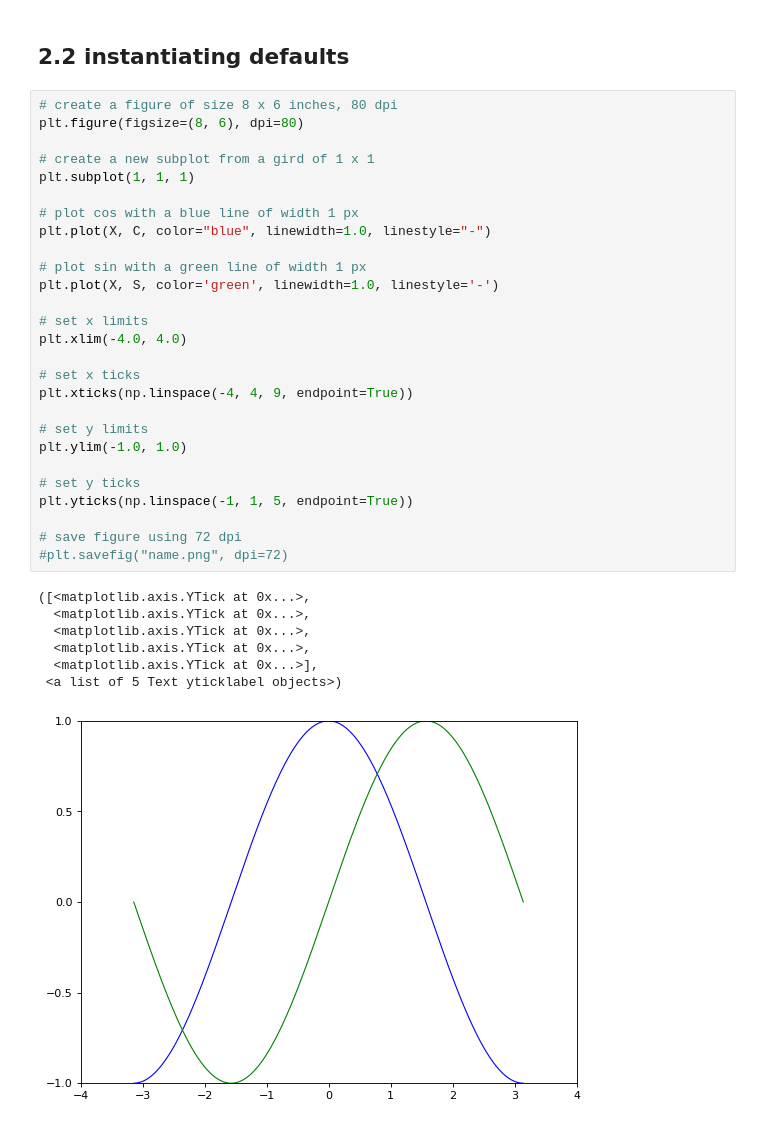
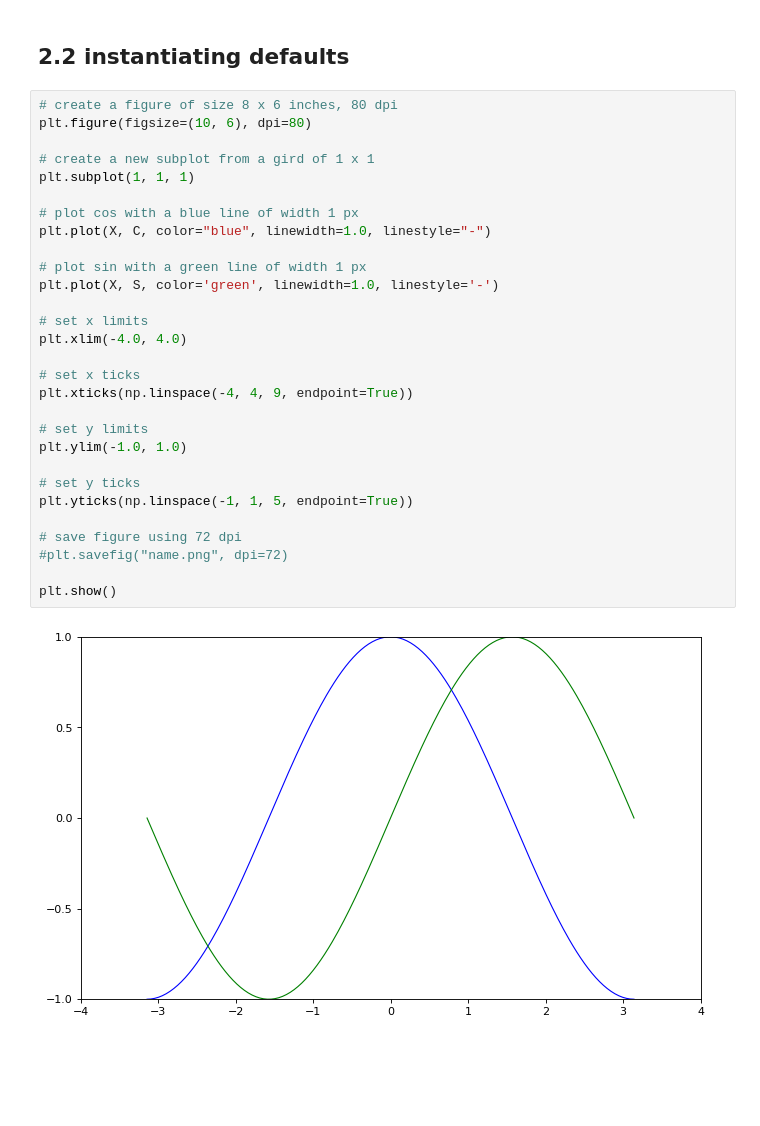
Before and after one commit to mrzcs/Scipy_Lecture_Notes, a Jupyter notebook: 1.4.Matplotlib/1_simple_plot.ipynb, the cells around one changed output. Cells and saved outputs as stored; diff of their text form; blank space fills up the shorter version.

Commit message:
update matplotlib

```diff
--- a/1.4.Matplotlib/1_simple_plot.ipynb
+++ b/1.4.Matplotlib/1_simple_plot.ipynb
@@ -18,36 +18,32 @@ plt.plot(X, S)
 ## 2.2 instantiating defaults
 # %%
 # create a figure of size 8 x 6 inches, 80 dpi
-plt.figure(figsize=(8, 6), dpi=80)
+plt.figure(figsize=(10, 6), dpi=80)
 
 # create a new subplot from a gird of 1 x 1
 plt.subplot(1, 1, 1)
 
 # plot cos with a blue line of width 1 px
 plt.plot(X, C, color="blue", linewidth=1.0, linestyle="-")
 
 # plot sin with a green line of width 1 px
 plt.plot(X, S, color='green', linewidth=1.0, linestyle='-')
 
 # set x limits
 plt.xlim(-4.0, 4.0)
 
 # set x ticks
 plt.xticks(np.linspace(-4, 4, 9, endpoint=True))
 
 # set y limits
 plt.ylim(-1.0, 1.0)
 
 # set y ticks
 plt.yticks(np.linspace(-1, 1, 5, endpoint=True))
 
 # save figure using 72 dpi
 #plt.savefig("name.png", dpi=72)
+
+plt.show()
 # %% [output]
-([<matplotlib.axis.YTick at 0x...>,
-  <matplotlib.axis.YTick at 0x...>,
-  <matplotlib.axis.YTick at 0x...>,
-  <matplotlib.axis.YTick at 0x...>,
-  <matplotlib.axis.YTick at 0x...>],
- <a list of 5 Text yticklabel objects>)
-[figure, old version]
+[figure, new version]
```
Also changed, not shown: parts of 14 cells of this notebook.
